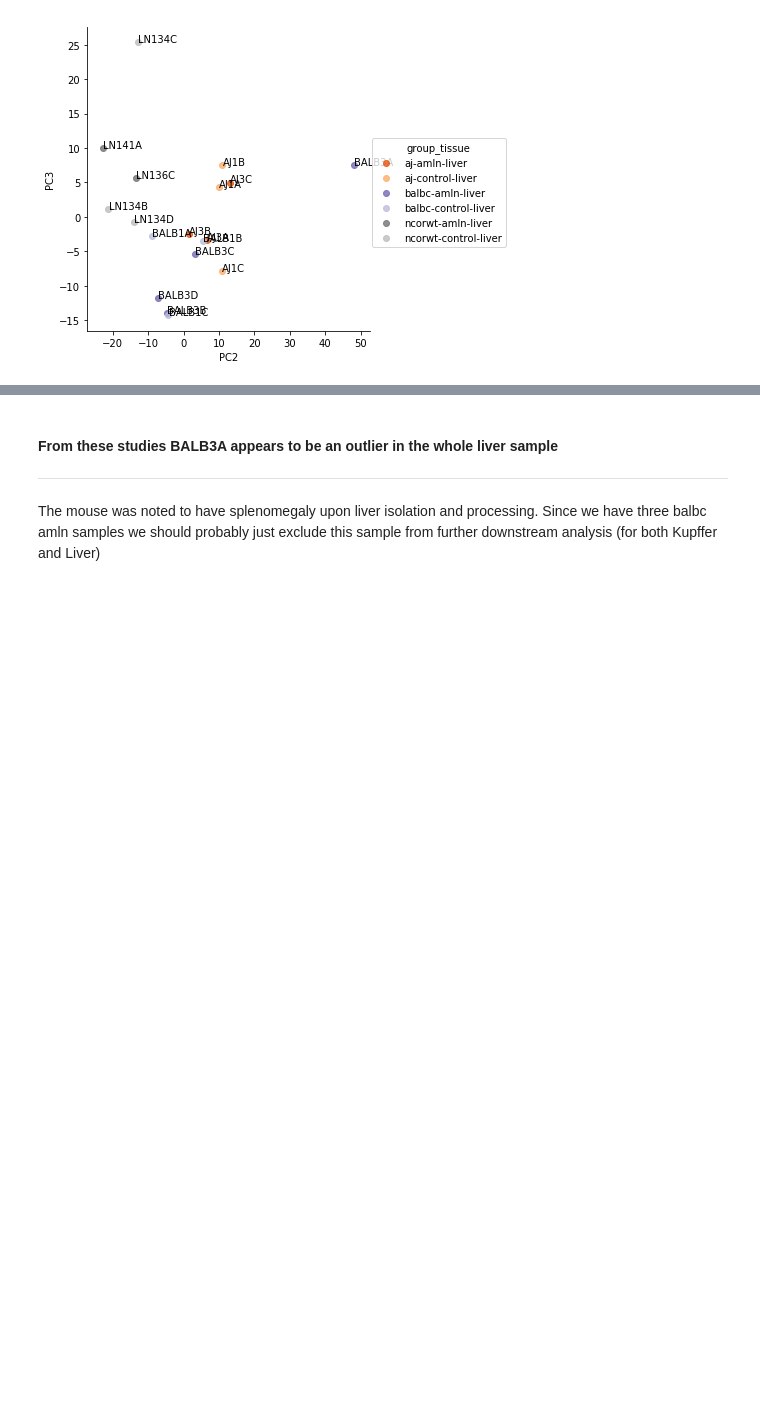
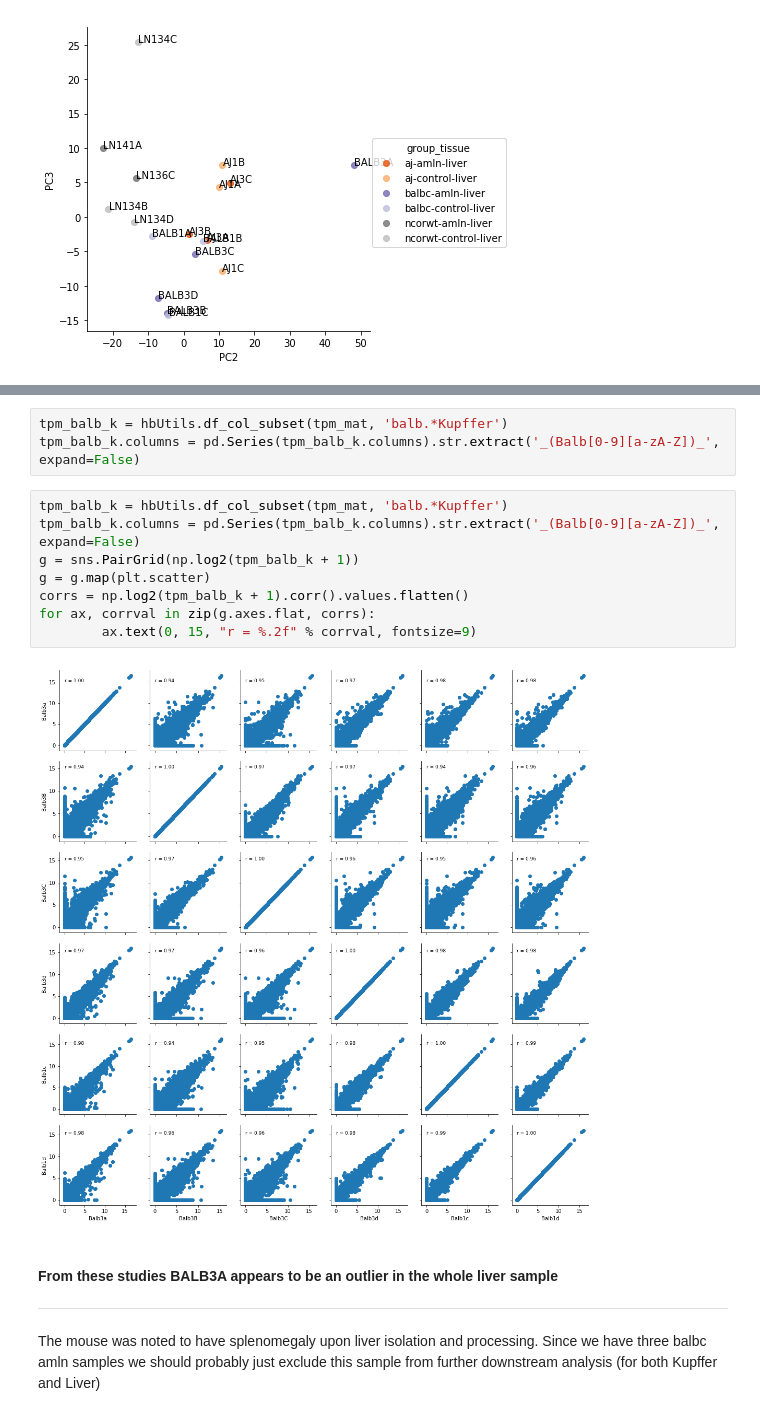
Before and after one commit to HunterBennett/liverStrains, a Jupyter notebook: results/171205_RNASeq_Strains.ipynb, the cells around one changed output, grey strips where cells are left out. Saved outputs shown, nothing was run; the diff lists cells and outputs as text; blank space fills up the shorter version.

```diff
--- a/results/171205_RNASeq_Strains.ipynb
+++ b/results/171205_RNASeq_Strains.ipynb
@@ -255,3 +342,16 @@ label_point(l_tpm_pca_df.PC2, l_tpm_pca_df.PC3, l_tpm_pca_df.mouse, plt.gca())
+# %%
+tpm_balb_k = hbUtils.df_col_subset(tpm_mat, 'balb.*Kupffer')
+tpm_balb_k.columns = pd.Series(tpm_balb_k.columns).str.extract('_(Balb[0-9][a-zA-Z])_', expand=False)
+# %%
+tpm_balb_k = hbUtils.df_col_subset(tpm_mat, 'balb.*Kupffer')
+tpm_balb_k.columns = pd.Series(tpm_balb_k.columns).str.extract('_(Balb[0-9][a-zA-Z])_', expand=False)
+g = sns.PairGrid(np.log2(tpm_balb_k + 1))
+g = g.map(plt.scatter)
+corrs = np.log2(tpm_balb_k + 1).corr().values.flatten()
+for ax, corrval in zip(g.axes.flat, corrs):
+        ax.text(0, 15, "r = %.2f" % corrval, fontsize=9)
+# %% [output]
+[figure, added]
 # %% [markdown]
 #### From these studies BALB3A appears to be an outlier in the whole liver sample
 _____
```
Also changed, not shown: parts of 19 cells of this notebook, 4 other files.
